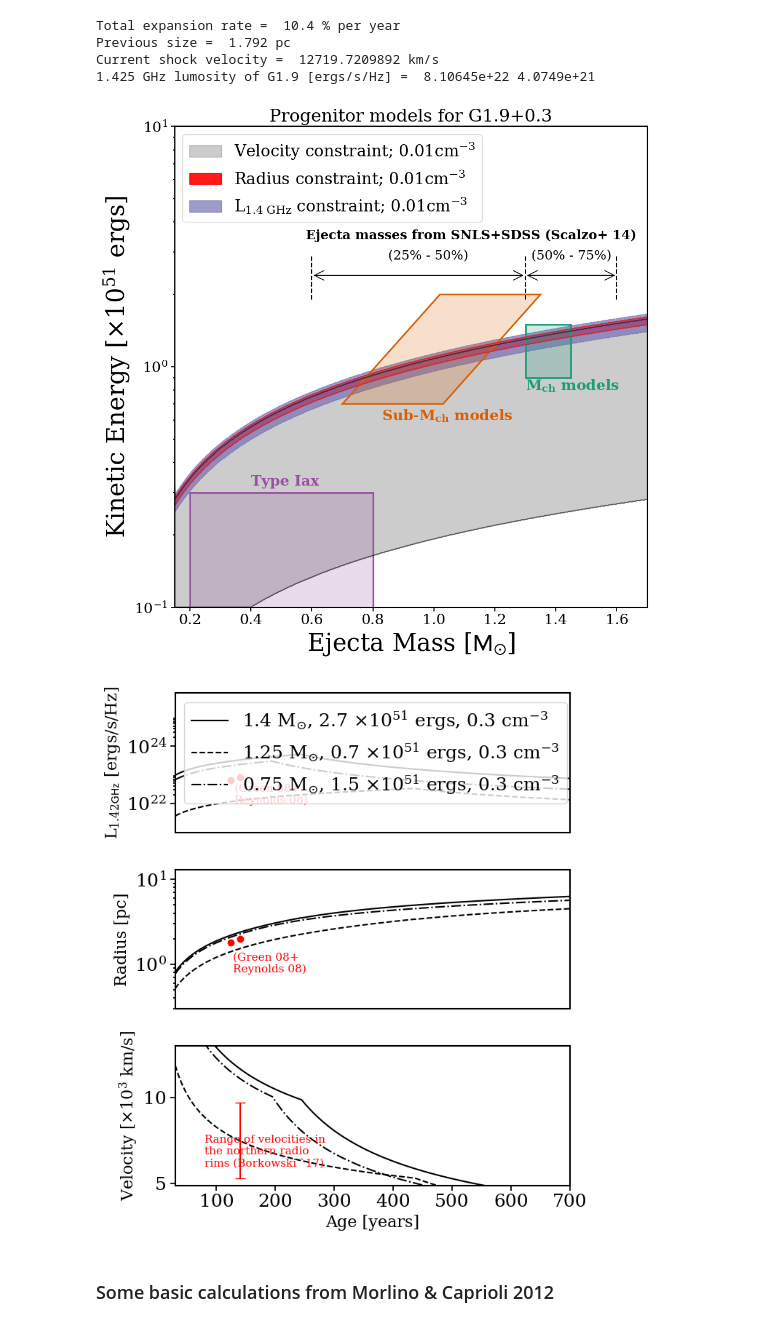
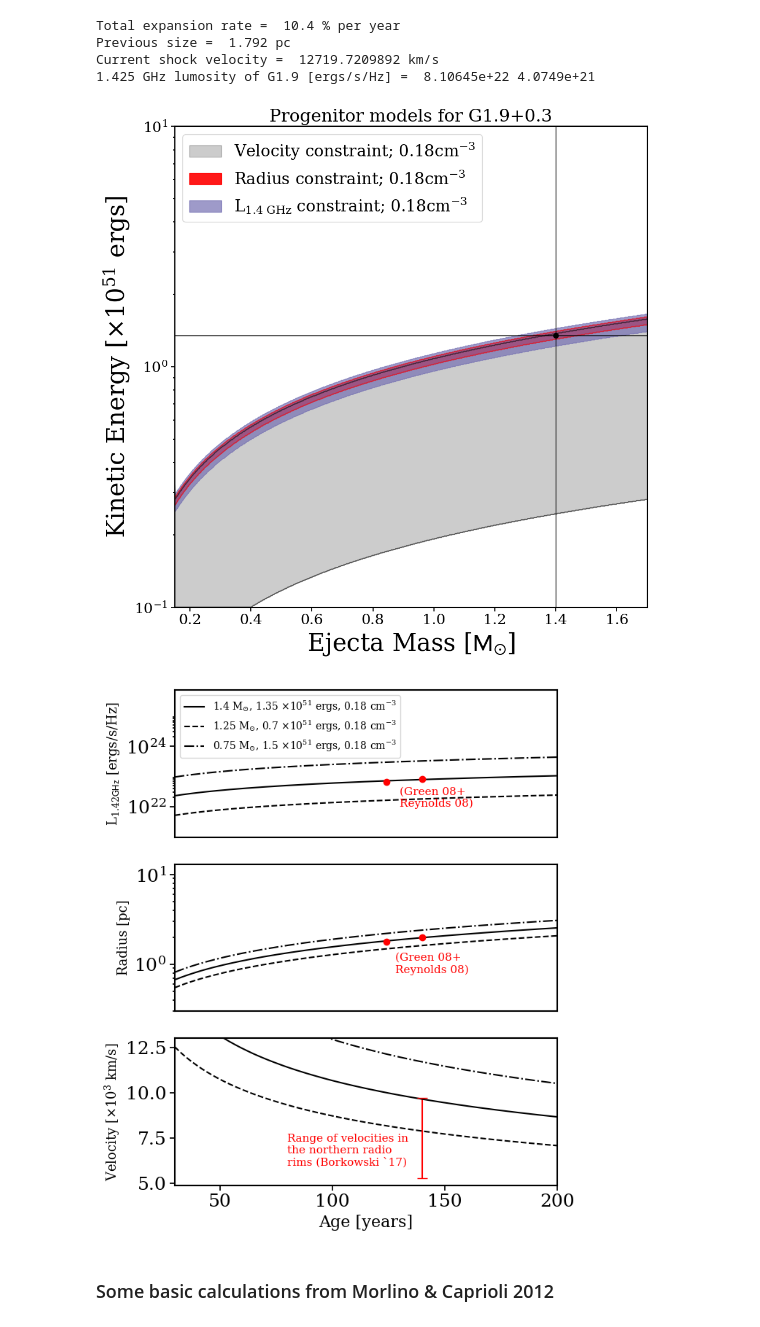
Before and after one commit to sks67/SN1885, a Jupyter notebook: ParamSpace_WithVelocity.ipynb, the cells around one changed output. Saved outputs shown, nothing was run; the diff lists cells and outputs as text; code cells hidden in the pictures.

Commit message:
Light curve predictions

```diff
--- a/ParamSpace_WithVelocity.ipynb
+++ b/ParamSpace_WithVelocity.ipynb
@@ -327,10 +329,10 @@ Current shock velocity =  12719.7209892 km/s
 # %%
 #~~~~~~INPUT~~~~~~~~#
 mej = 1.4
-e51 = 2.7
-n0=0.3
-showInputOnContourPlot = False
-showProgenitors = True
+e51 = 1.35
+n0=0.18
+showInputOnContourPlot = True
+showProgenitors = False
 
 mejlow = 1.25
 e51low = 0.7
@@ -433,7 +435,7 @@ axes_1.set_xlabel(r'Ejecta Mass [$\rm{M_{\odot}}$]', fontsize=30)
 axes_1.set_ylabel(r'Kinetic Energy [$\times 10^{51}$ ergs]', fontsize=30)
 axes_1.set_yscale('log')
 axes_1.legend(loc=2, fontsize=20)
-plt.savefig(fileext+'G19_models.pdf', dpi=100)
+#plt.savefig(fileext+'G19_models.pdf', dpi=100)
 
 
 
@@ -454,46 +456,46 @@ ax0.text(130, 1.0e22, '(Green 08+\nReynolds 08)', color='r', fontsize=11)
 #plt.text(155,6.0e21, 'SN 1885a', fontsize=12, color='r')
 #ax0.set_xscale('log')
 ax0.set_yscale('log')
-ax0.set_ylabel('$L_{1.42 \mathrm{GHz}}$ [ergs/s/Hz]', fontsize=16)
+ax0.set_ylabel('$L_{1.42 \mathrm{GHz}}$ [ergs/s/Hz]', fontsize=13)
 ax0.set_ylim(1.0e21,7.0e25)
-ax0.set_xlim(30, 700)
+ax0.set_xlim(30, 200)
 ax0.set_xticks([])
-ax0.legend()
+ax0.legend(fontsize=10)
 
 
 ax1.plot(tim[np.nonzero(rad)], rad[np.nonzero(rad)], 'k-')
 ax1.plot(timlow[np.nonzero(radlow)], radlow[np.nonzero(radlow)], 'k--')
 ax1.plot(timhi[np.nonzero(radhi)], radhi[np.nonzero(radhi)], 'k-.')
 ax1.errorbar([age_bef],[1.79], yerr=0., xerr=0., fmt='o', color='r')
 ax1.errorbar([age_now],[2.0], yerr=0., xerr=0., fmt='o', color='r')
 ax1.text(128, 0.8, '(Green 08+\nReynolds 08)', color='r', fontsize=11)
 #plt.text(155,6.0e21, 'SN 1885a', fontsize=12, color='r')
 #ax1.set_xscale('log')
 ax1.set_yscale('log')
-ax1.set_ylabel('Radius [pc]', fontsize=16)
-ax1.set_xlim(30, 700)
+ax1.set_ylabel('Radius [pc]', fontsize=13)
+ax1.set_xlim(30, 200)
 ax1.set_ylim(0.3,13)
 ax1.legend(fontsize=14)
 ax1.set_xticks([])
 
 ax2.plot(tim[np.nonzero(vel)], vel[np.nonzero(vel)]/1.0e3, 'k-')
 ax2.plot(timlow[np.nonzero(vellow)], vellow[np.nonzero(vellow)]/1.0e3, 'k--')
 ax2.plot(timhi[np.nonzero(velhi)], velhi[np.nonzero(velhi)]/1.0e3, 'k-.')
 ax2.errorbar([age_now],[7500/1.0e3], yerr=[2200./1.0e3], color='r', fmt='', capsize=5)
 #ax2.set_xscale('log')
 #axes_4.set_yscale('log')
-ax2.set_ylabel(r'Velocity [$\times 10^3$ km/s]', fontsize=16)
+ax2.set_ylabel(r'Velocity [$\times 10^3$ km/s]', fontsize=13)
 ax2.text(80, 6000/1.0e3, 'Range of velocities in\nthe northern radio\nrims (Borkowski `17)', color='r', fontsize=11)
-ax2.set_xlim(30, 700)
+ax2.set_xlim(30, 200)
 ax2.set_ylim(4900/1.0e3,13000/1.0e3)
 ax2.set_xlabel('Age [years]', fontsize=16)
 
 plt.tight_layout()
 #plt.savefig(fileext+'LightCurves_G19.pdf', dpi=100)
 plt.show()
 # %% [output]
-[figure, old version]
+[figure, new version]
-[figure, old version]
+[figure, new version]
 # %% [markdown]
 ### Some basic calculations from Morlino & Caprioli 2012
 # %%
```
Also changed, not shown: parts of 5 cells of this notebook, 2 other files.
